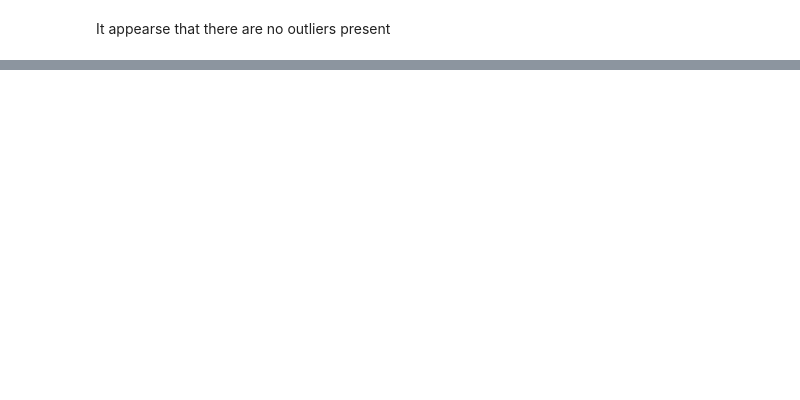
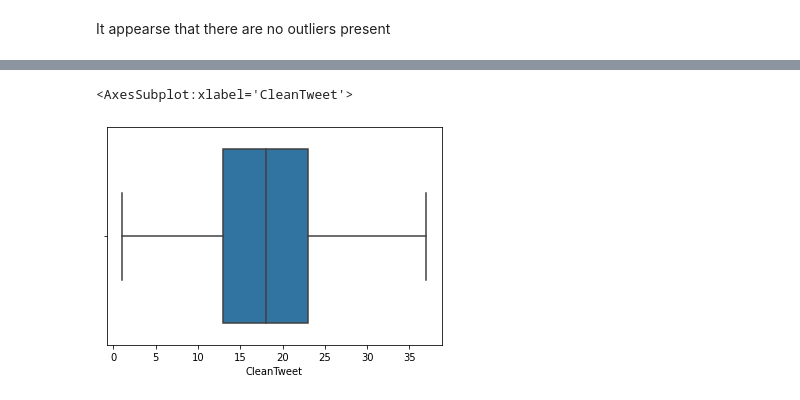
Before and after one commit to net-wizard/Coronavirus-tweets-NLP, a Jupyter notebook: Model/corona_tweets_sentiment.ipynb, the cells around one changed output, grey strips where cells are left out. Drawn from its saved outputs; the diff is of its cells as text; code cells hidden in the pictures; blank space fills up the shorter version.

```diff
--- a/Model/corona_tweets_sentiment.ipynb
+++ b/Model/corona_tweets_sentiment.ipynb
@@ -144,0 +217,9 @@ It appearse that there are no outliers present
+# %%
+# remove stopwords
+from nltk.corpus import stopwords
+stop = stopwords.words('english')
+
+stop.append('new')
+stop.append('yorkers')
+stop.append('york')
+df2['CleanTweet']=df1['CleanTweet'].apply(lambda x: [item for item in x.split() if item not in stop])
@@ -144,0 +247,9 @@ It appearse that there are no outliers present
+# %%
+# remove punctuation
+df2['CleanTweet']= df2['CleanTweet'].astype(str).str.replace(r'[^\w\d\s]', ' ')
+
+# replace multiple spaces with single space in between text
+df2['CleanTweet']=df2['CleanTweet'].astype(str).str.replace(r'\s+',' ')
+
+# removie leading and trailing
+df2['CleanTweet']=df2['CleanTweet'].astype(str).str.replace(r'^\s+|\s+?$','')
@@ -144,0 +293,2 @@ It appearse that there are no outliers present
+# %%
+df2 = df2[df2['CleanTweet'].astype(str).str.split().str.len() > 0]
@@ -144,0 +325,15 @@ It appearse that there are no outliers present
+# %%
+def remove_outlier(df_in, col_name):
+    q1 = df_in[col_name].astype(str).str.split().str.len().quantile(0.25)
+    q3 = df_in[col_name].astype(str).str.split().str.len().quantile(0.75)
+    iqr = q3-q1 #Interquartile range
+    fence_low  = q1-1.5*iqr
+    fence_high = q3+1.5*iqr
+    df_out = df_in.loc[(df_in[col_name].astype(str).str.split().str.len() > fence_low) & (df_in[col_name].astype(str).str.split().str.len() < fence_high)]
+    return df_out
+df3=remove_outlier(df2,'CleanTweet')
+# %%
+sns.boxplot(df3['CleanTweet'].astype(str).str.split().str.len())
+# %% [output]
+<AxesSubplot:xlabel='CleanTweet'>
+[figure, added]
```
Also changed, not shown: parts of 55 cells of this notebook.
